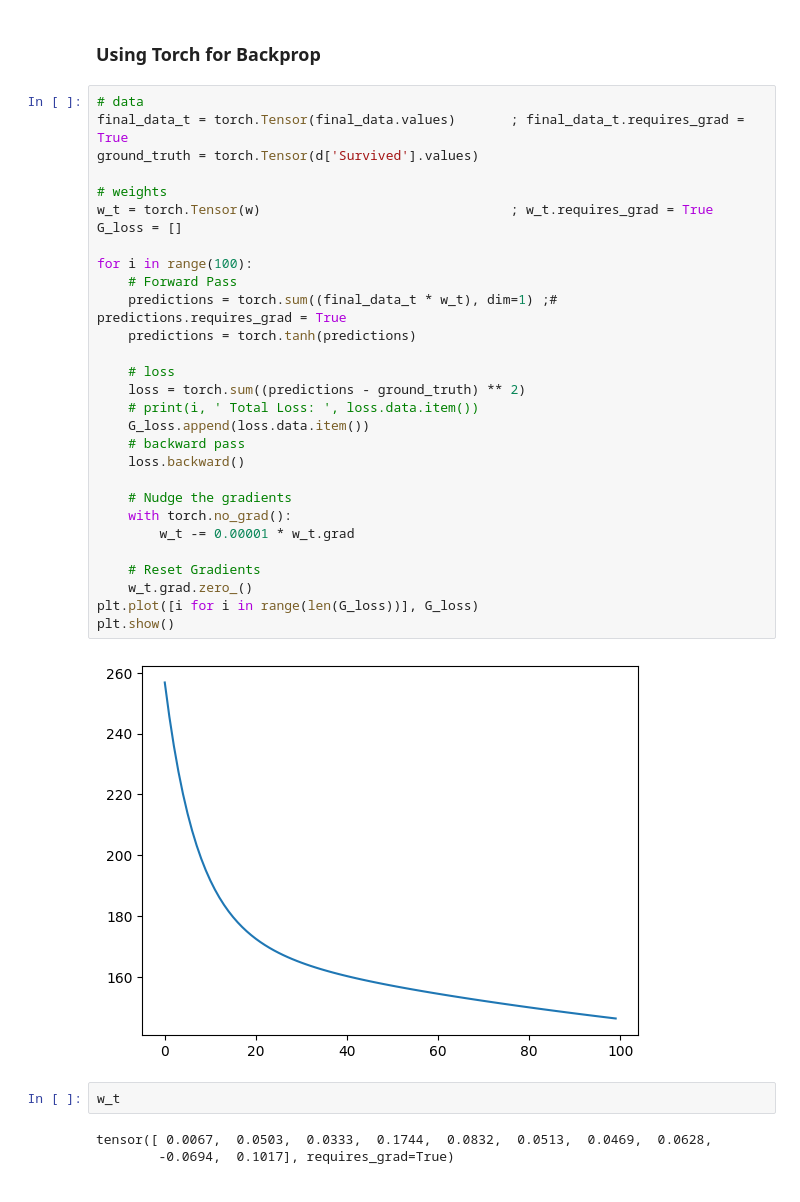
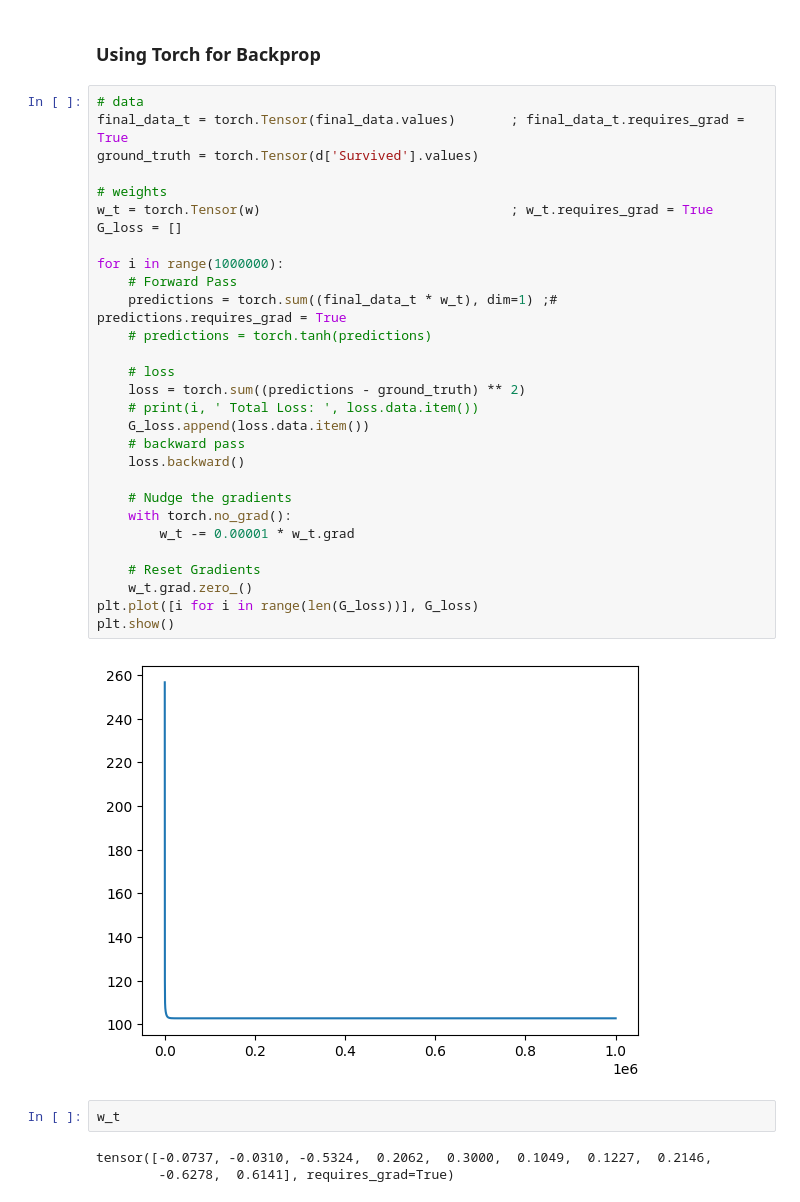
Before and after one commit to FaizanHassan123/Learning-MachineLearning, a Jupyter notebook: titanic/Titanic-train.ipynb, the cells around one changed output. Saved outputs shown, nothing was run; the diff lists cells and outputs as text.

```diff
--- a/titanic/Titanic-train.ipynb
+++ b/titanic/Titanic-train.ipynb
@@ -114,36 +114,36 @@ Total Loss :  256.74885543
 # %%
 # data
 final_data_t = torch.Tensor(final_data.values)       ; final_data_t.requires_grad = True
 ground_truth = torch.Tensor(d['Survived'].values)
 
 # weights
 w_t = torch.Tensor(w)                                ; w_t.requires_grad = True
 G_loss = []
 
-for i in range(100):
+for i in range(1000000):
     # Forward Pass
     predictions = torch.sum((final_data_t * w_t), dim=1) ;#  predictions.requires_grad = True
-    predictions = torch.tanh(predictions)
+    # predictions = torch.tanh(predictions)
 
     # loss
     loss = torch.sum((predictions - ground_truth) ** 2)
     # print(i, ' Total Loss: ', loss.data.item())
     G_loss.append(loss.data.item())
     # backward pass
     loss.backward()
 
     # Nudge the gradients
     with torch.no_grad():
         w_t -= 0.00001 * w_t.grad
 
     # Reset Gradients
     w_t.grad.zero_()
 plt.plot([i for i in range(len(G_loss))], G_loss)
 plt.show()
 # %% [output]
-[figure, old version]
+[figure, new version]
 # %%
 w_t
 # %% [output]
-tensor([ 0.0067,  0.0503,  0.0333,  0.1744,  0.0832,  0.0513,  0.0469,  0.0628,
-        -0.0694,  0.1017], requires_grad=True)
+tensor([-0.0737, -0.0310, -0.5324,  0.2062,  0.3000,  0.1049,  0.1227,  0.2146,
+        -0.6278,  0.6141], requires_grad=True)
```
Also changed, not shown: 5 other files.
